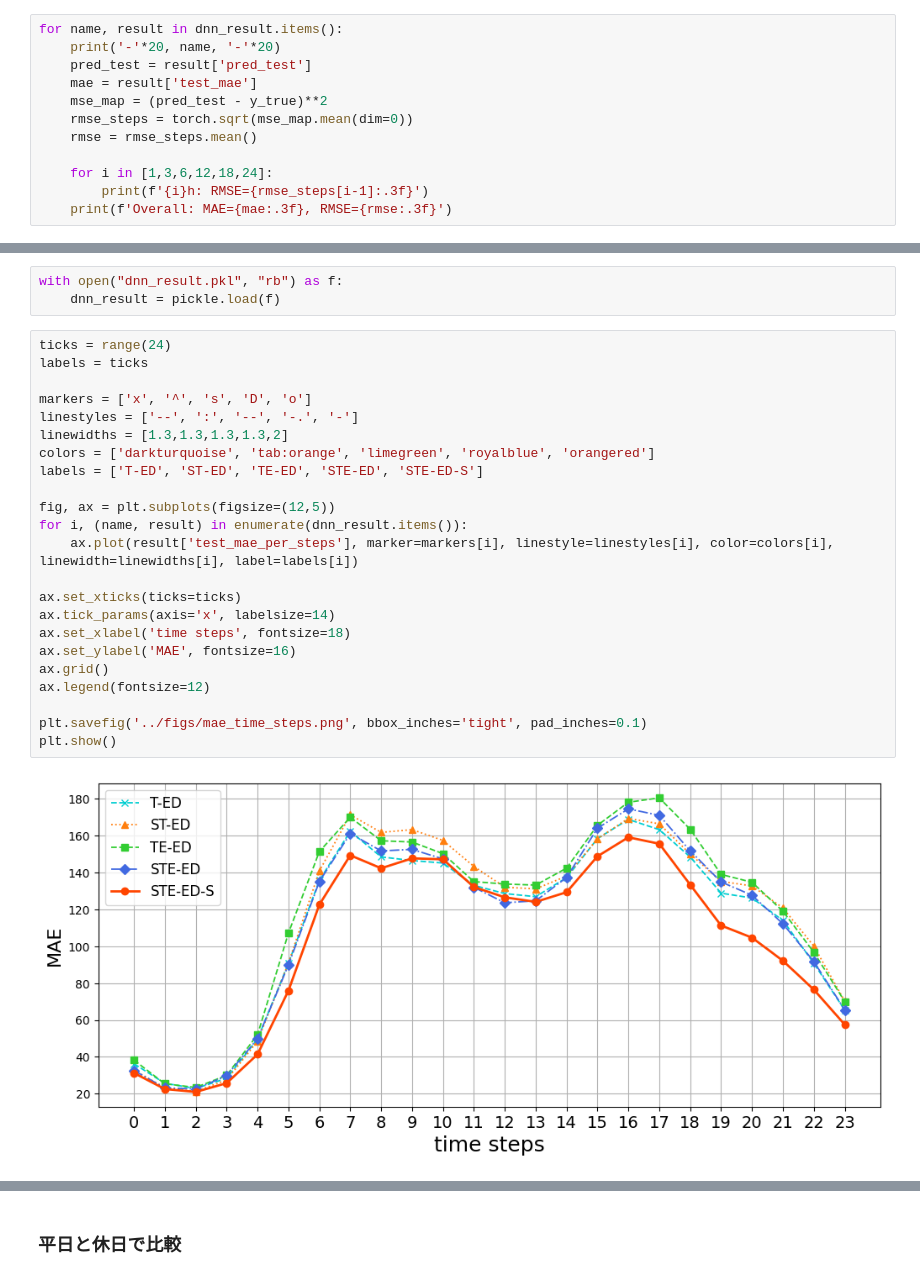
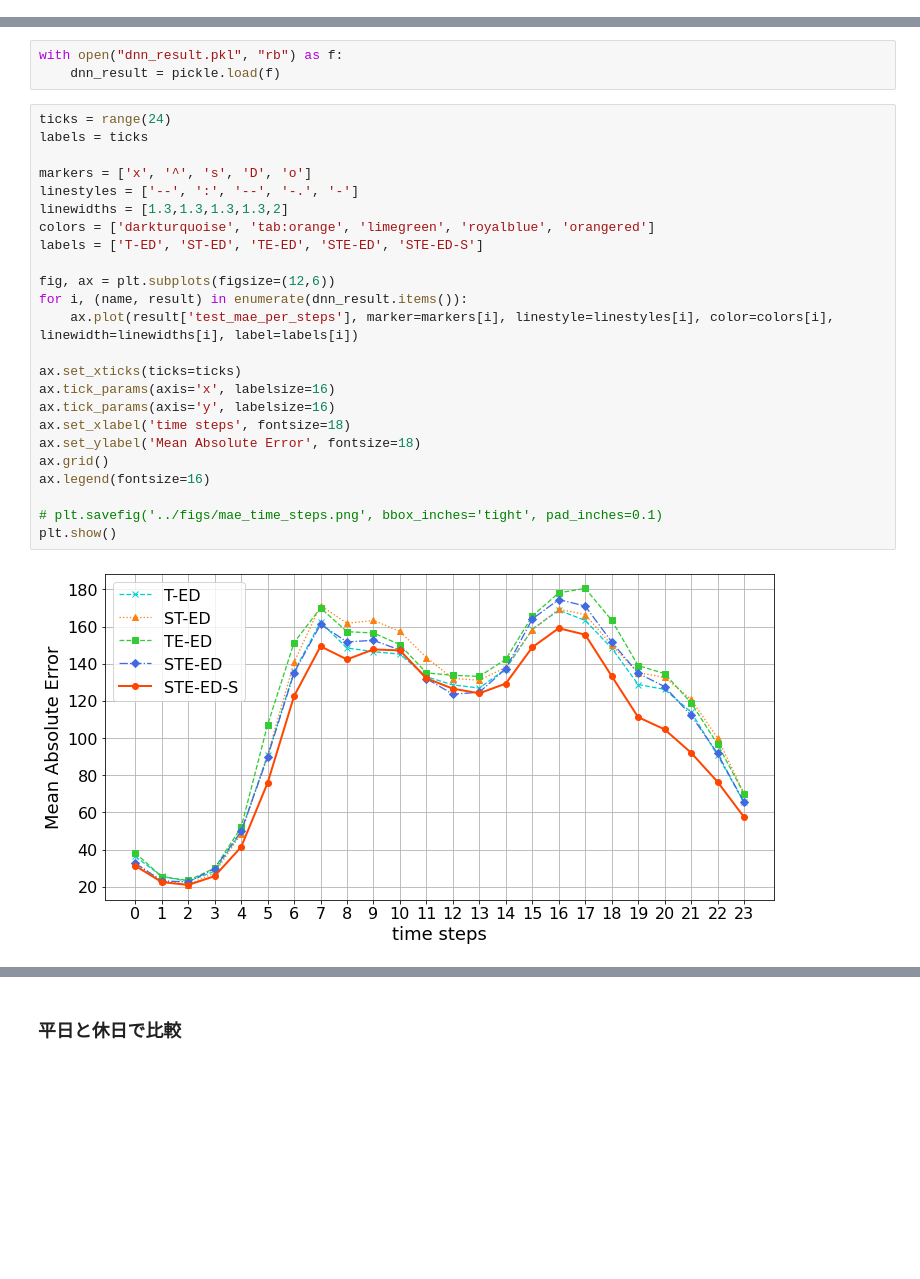
Before and after one commit to mitk23/traffic-search, a Jupyter notebook: src/experiment_analysis.ipynb, the cells around one changed output, grey strips where cells are left out. Drawn from its saved outputs; the diff is of its cells as text; blank space fills up the shorter version.

```diff
--- a/src/experiment_analysis.ipynb
+++ b/src/experiment_analysis.ipynb
@@ -640,12 +630,0 @@ for name, model_dict in models.items():
-# %%
-for name, result in dnn_result.items():
-    print('-'*20, name, '-'*20)
-    pred_test = result['pred_test']
-    mae = result['test_mae']
-    mse_map = (pred_test - y_true)**2
-    rmse_steps = torch.sqrt(mse_map.mean(dim=0))
-    rmse = rmse_steps.mean()
-
-    for i in [1,3,6,12,18,24]:
-        print(f'{i}h: RMSE={rmse_steps[i-1]:.3f}')
-    print(f'Overall: MAE={mae:.3f}, RMSE={rmse:.3f}')
@@ -683,25 +638,26 @@ with open("dnn_result.pkl", "rb") as f:
 # %%
 ticks = range(24)
 labels = ticks
 
 markers = ['x', '^', 's', 'D', 'o']
 linestyles = ['--', ':', '--', '-.', '-']
 linewidths = [1.3,1.3,1.3,1.3,2]
 colors = ['darkturquoise', 'tab:orange', 'limegreen', 'royalblue', 'orangered']
 labels = ['T-ED', 'ST-ED', 'TE-ED', 'STE-ED', 'STE-ED-S']
 
-fig, ax = plt.subplots(figsize=(12,5))
+fig, ax = plt.subplots(figsize=(12,6))
 for i, (name, result) in enumerate(dnn_result.items()):
     ax.plot(result['test_mae_per_steps'], marker=markers[i], linestyle=linestyles[i], color=colors[i], linewidth=linewidths[i], label=labels[i])
 
 ax.set_xticks(ticks=ticks)
-ax.tick_params(axis='x', labelsize=14)
+ax.tick_params(axis='x', labelsize=16)
+ax.tick_params(axis='y', labelsize=16)
 ax.set_xlabel('time steps', fontsize=18)
-ax.set_ylabel('MAE', fontsize=16)
+ax.set_ylabel('Mean Absolute Error', fontsize=18)
 ax.grid()
-ax.legend(fontsize=12)
+ax.legend(fontsize=16)
 
-plt.savefig('../figs/mae_time_steps.png', bbox_inches='tight', pad_inches=0.1)
+# plt.savefig('../figs/mae_time_steps.png', bbox_inches='tight', pad_inches=0.1)
 plt.show()
 # %% [output]
-[figure, old version]
+[figure, new version]
```
Also changed, not shown: parts of 14 cells of this notebook, 4 other files.
